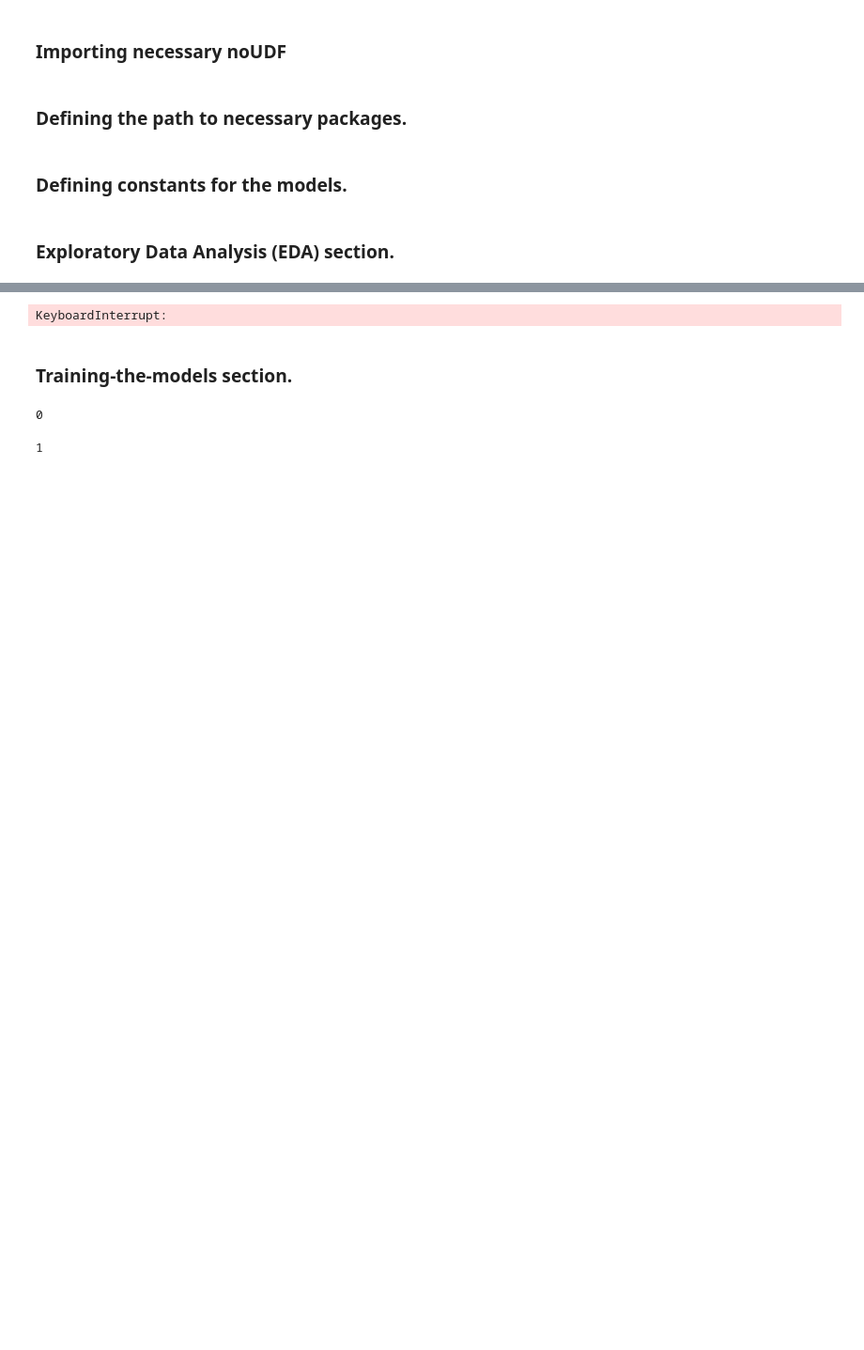
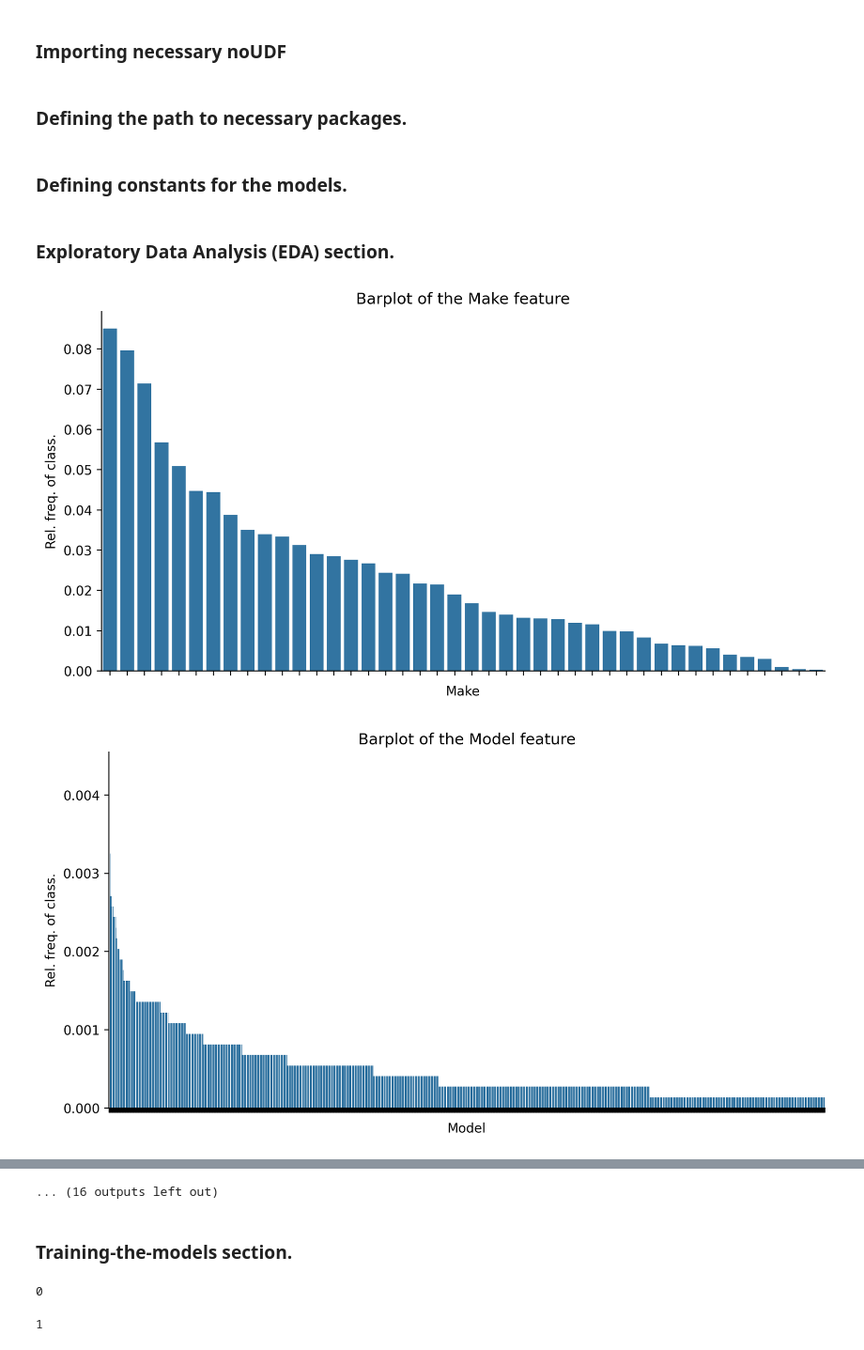
Before and after one commit to Pawel-Tomasz-Nowak/Scientific-collaboration, a Jupyter notebook: EmissionAnalysis/EmissionAnalysisCopy.ipynb, the cells around one changed output, grey strips where cells are left out. Shown at 94% size. Drawn from its saved outputs; the diff is of its cells as text; code cells hidden in the pictures; blank space fills up the shorter version.

```diff
--- a/EmissionAnalysis/EmissionAnalysisCopy.ipynb
+++ b/EmissionAnalysis/EmissionAnalysisCopy.ipynb
@@ -24,7 +24,7 @@ dtypes = { "Make": "string",
             "Model":"string",
             "Vehicle Class":"string",
             "Engine Size(L)":np.float64,
-            "Cylinders":np.int16,
+            "Cylinders":"string",
             "Transmission":"string",
             "Fuel Type":"string",
             "Fuel Consumption City (L/100 km)":np.float64,
@@ -69,20 +69,22 @@ Models_hipparams = {"DecisionTree":{"criterion":['gini','entropy'],
 # %%
 
 target_var: str = "CO2 Emissions(g/km)" #The target variable's name
 file_name:str = "CO2Emission.csv" #The filename
 
 
-n_splits:int = 2 # How many times we'll be learning each model.
+n_splits:int = 35 # How many times we'll be learning each model.
 train_size:float = 0.8 #The size of training set
 test_size:float  = 1 - train_size #The size of testing set.
 
-progi:tuple[int] = (-float("inf"), 150, 250, float("inf")) #Progi klas emisyjności dwutlenku węgla.
+progi:tuple[int] = (-float("inf"), 175, 250, float("inf")) #Progi klas emisyjności dwutlenku węgla.
 
 ModelComparator = ModelComparator(Filename = file_name, target_var = target_var, dtypes = dtypes,
                                         Models = Models, Models_hipparams = Models_hipparams,
                                         n_splits = n_splits, train_size  = train_size, test_size = test_size,
                                         bins = progi, show_plots = True
                                         )
 
 ModelComparator.descriptive_statistics()
 # %% [output]
+[figure, added]
+[figure, added]
@@ -89,4 +101,4 @@ ModelComparator.descriptive_statistics()
-KeyboardInterrupt:
+... (16 outputs left out)
 # %% [markdown]
 ### Training-the-models section.
 # %%
```
Also changed, not shown: parts of 3 cells of this notebook, 5 other files.
